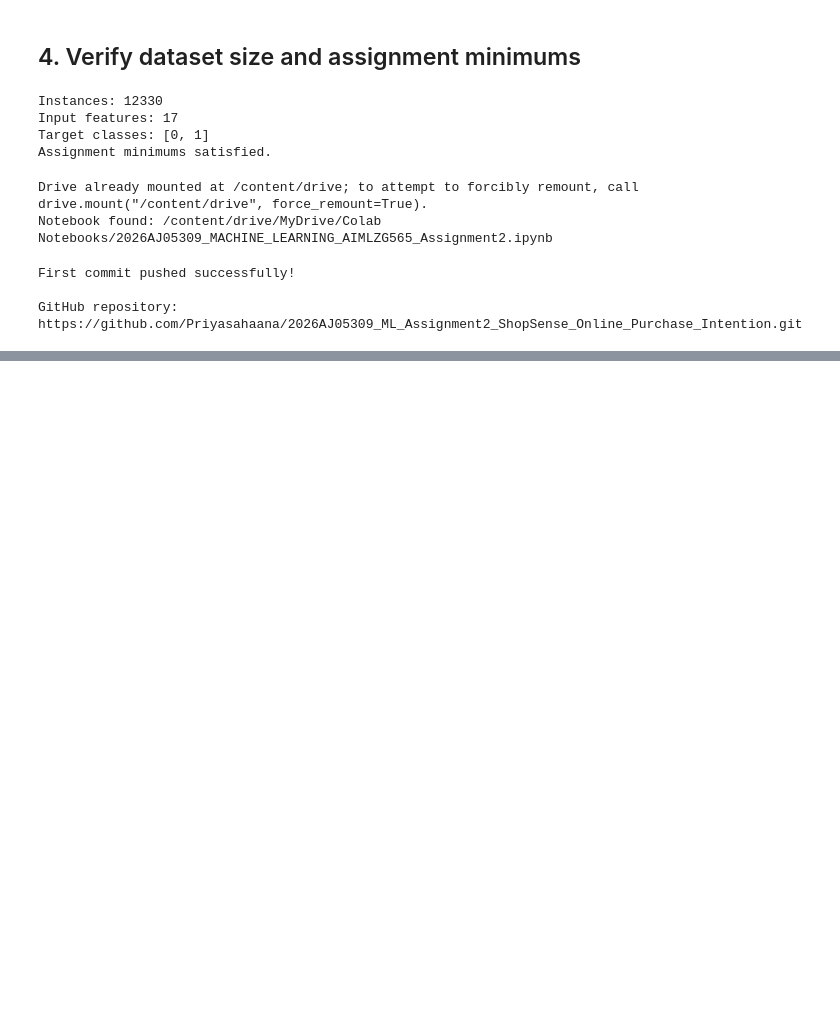
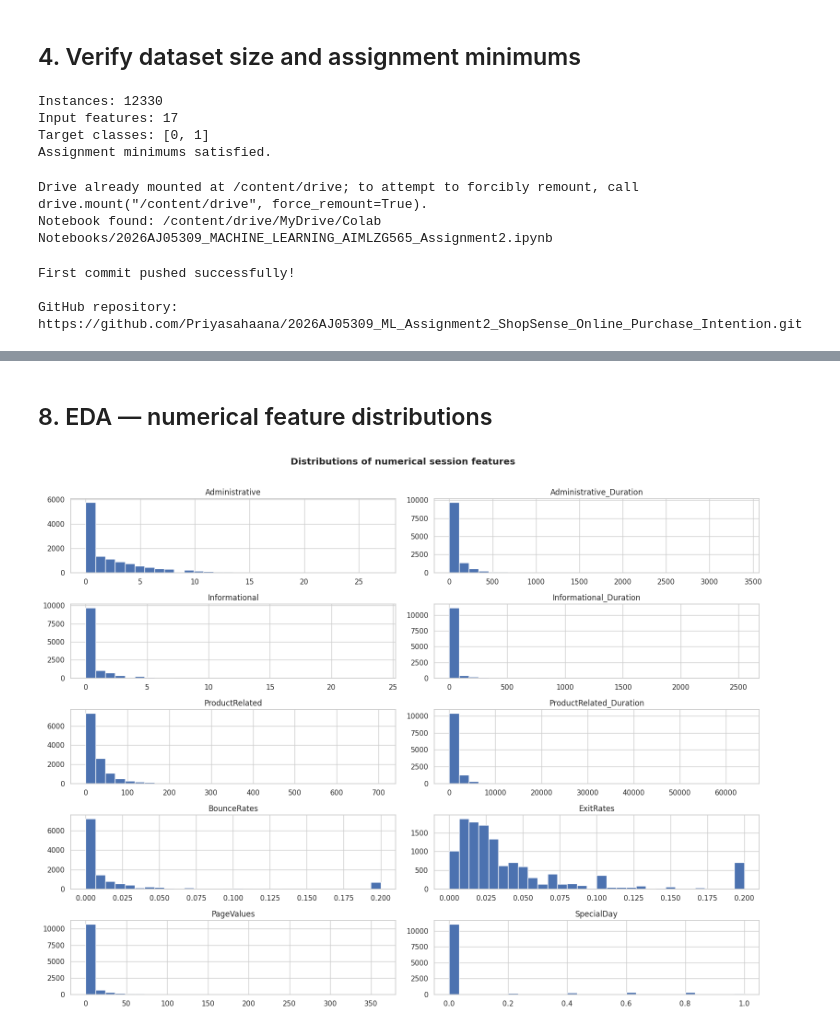
Before and after one commit to Priyasahaana/2026AJ05309_ML_Assignment2_ShopSense_Online_Purchase_Intention, a Jupyter notebook: 2026AJ05309_MACHINE_LEARNING_AIMLZG565_Assignment2.ipynb, the cells around one changed output, grey strips where cells are left out. Cells and saved outputs as stored; diff of their text form; code cells hidden in the pictures; blank space fills up the shorter version.

```diff
--- a/2026AJ05309_MACHINE_LEARNING_AIMLZG565_Assignment2.ipynb
+++ b/2026AJ05309_MACHINE_LEARNING_AIMLZG565_Assignment2.ipynb
@@ -277,0 +320,21 @@ https://github.com/Priyasahaana/2026AJ05309_ML_Assignment2_ShopSense_Online_Purc
+# %%
+categorical_features = [
+    "Month", "OperatingSystems", "Browser", "Region",
+    "TrafficType", "VisitorType", "Weekend"
+]
+numerical_features = [
+    "Administrative", "Administrative_Duration",
+    "Informational", "Informational_Duration",
+    "ProductRelated", "ProductRelated_Duration",
+    "BounceRates", "ExitRates", "PageValues", "SpecialDay"
+]
+
+missing_columns = sorted(set(numerical_features + categorical_features + ["Revenue"]) - set(df.columns))
+unassigned_columns = sorted(set(feature_columns) - set(numerical_features + categorical_features))
+print("Numerical:", len(numerical_features), numerical_features)
+print("Categorical:", len(categorical_features), categorical_features)
+print("Missing expected columns:", missing_columns)
+print("Unassigned input columns:", unassigned_columns)
+assert not missing_columns, f"Missing expected columns: {missing_columns}"
+assert not unassigned_columns, f"Unassigned columns: {unassigned_columns}"
+assert "Revenue" not in numerical_features + categorical_features
@@ -277,0 +363,10 @@ https://github.com/Priyasahaana/2026AJ05309_ML_Assignment2_ShopSense_Online_Purc
+# %% [markdown]
+## 8. EDA — numerical feature distributions
+# %%
+df[numerical_features].hist(figsize=(16, 12), bins=30, edgecolor="white", layout=(5, 2))
+plt.suptitle("Distributions of numerical session features", y=1.01, fontweight="bold")
+plt.tight_layout()
+plt.savefig(ASSET_DIR / "numerical_distributions.png", dpi=220, bbox_inches="tight")
+plt.show()
+# %% [output]
+[figure, added]
```
Also changed, not shown: parts of 10 cells of this notebook.
